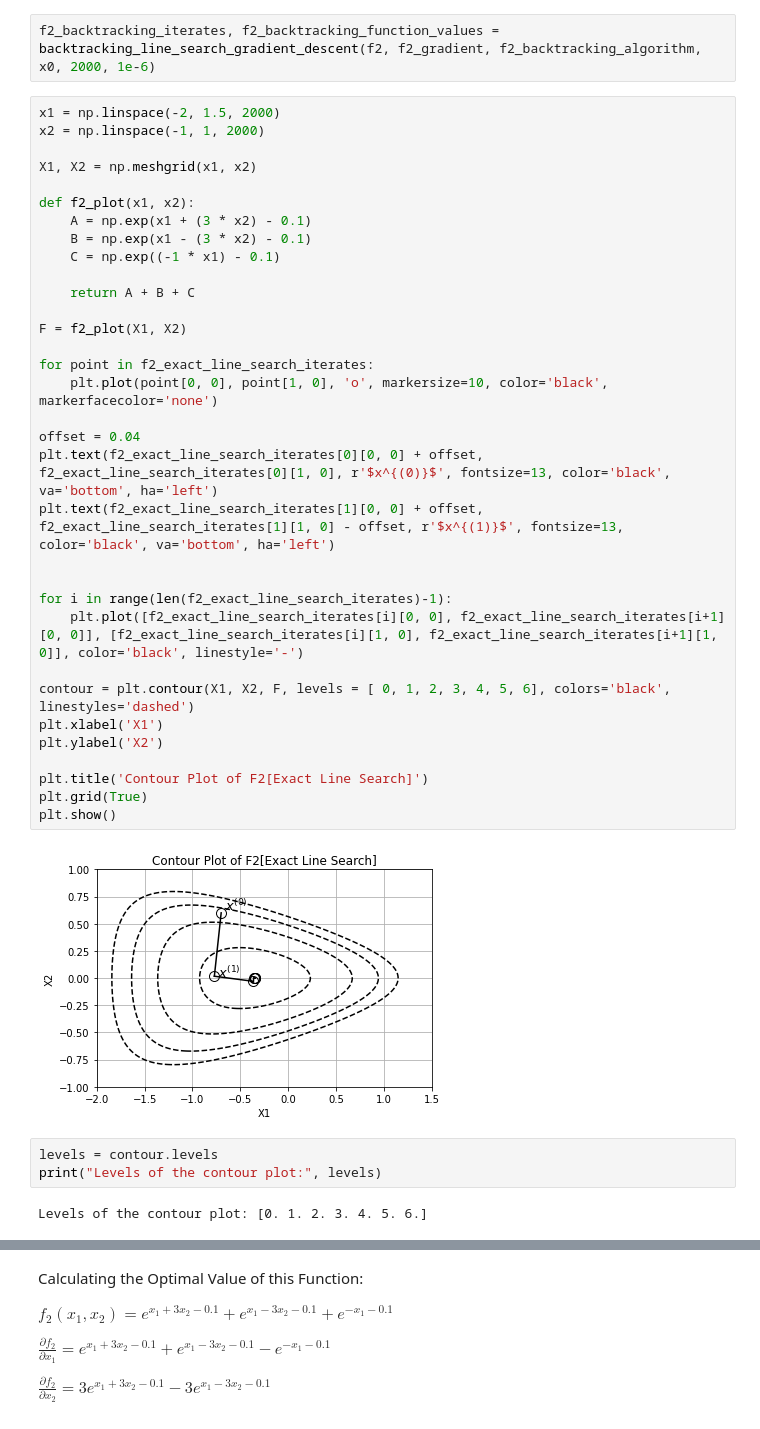
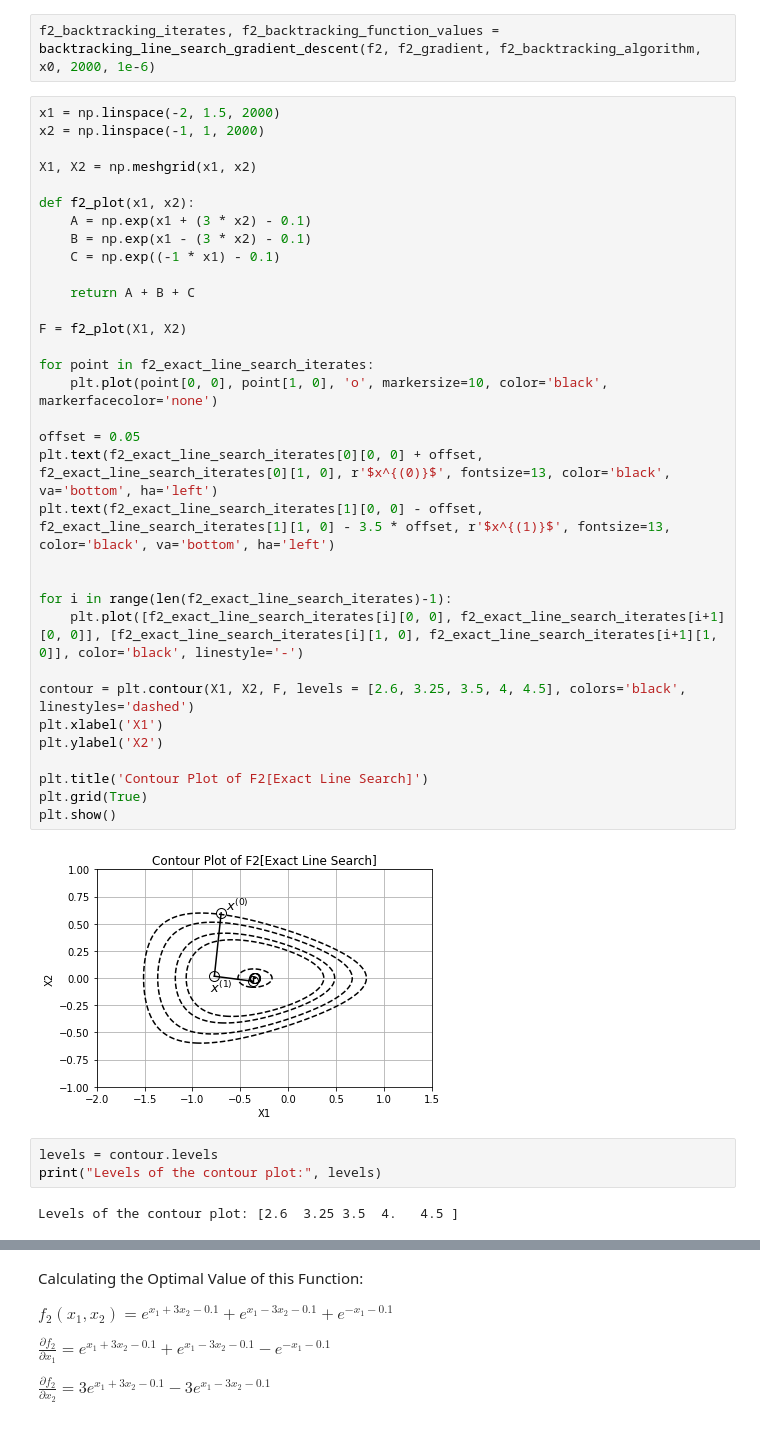
Before and after one commit to Ravi-Raghavan/ConvexOptimization, a Jupyter notebook: hw4.ipynb, the cells around one changed output, grey strips where cells are left out. Drawn from its saved outputs; the diff is of its cells as text.

```diff
--- a/hw4.ipynb
+++ b/hw4.ipynb
@@ -384,42 +384,42 @@ f2_backtracking_iterates, f2_backtracking_function_values = backtracking_line_se
 x1 = np.linspace(-2, 1.5, 2000)
 x2 = np.linspace(-1, 1, 2000)
 
 X1, X2 = np.meshgrid(x1, x2)
 
 def f2_plot(x1, x2):
     A = np.exp(x1 + (3 * x2) - 0.1)
     B = np.exp(x1 - (3 * x2) - 0.1)
     C = np.exp((-1 * x1) - 0.1)
 
     return A + B + C
 
 F = f2_plot(X1, X2)
 
 for point in f2_exact_line_search_iterates:
     plt.plot(point[0, 0], point[1, 0], 'o', markersize=10, color='black', markerfacecolor='none')
 
-offset = 0.04
+offset = 0.05
 plt.text(f2_exact_line_search_iterates[0][0, 0] + offset, f2_exact_line_search_iterates[0][1, 0], r'$x^{(0)}$', fontsize=13, color='black', va='bottom', ha='left')
-plt.text(f2_exact_line_search_iterates[1][0, 0] + offset, f2_exact_line_search_iterates[1][1, 0] - offset, r'$x^{(1)}$', fontsize=13, color='black', va='bottom', ha='left')
+plt.text(f2_exact_line_search_iterates[1][0, 0] - offset, f2_exact_line_search_iterates[1][1, 0] - 3.5 * offset, r'$x^{(1)}$', fontsize=13, color='black', va='bottom', ha='left')
 
 
 for i in range(len(f2_exact_line_search_iterates)-1):
     plt.plot([f2_exact_line_search_iterates[i][0, 0], f2_exact_line_search_iterates[i+1][0, 0]], [f2_exact_line_search_iterates[i][1, 0], f2_exact_line_search_iterates[i+1][1, 0]], color='black', linestyle='-')
 
-contour = plt.contour(X1, X2, F, levels = [ 0, 1, 2, 3, 4, 5, 6], colors='black', linestyles='dashed')
+contour = plt.contour(X1, X2, F, levels = [2.6, 3.25, 3.5, 4, 4.5], colors='black', linestyles='dashed')
 plt.xlabel('X1')
 plt.ylabel('X2')
 
 plt.title('Contour Plot of F2[Exact Line Search]')
 plt.grid(True)
 plt.show()
 # %% [output]
-[figure, old version]
+[figure, new version]
 # %%
 levels = contour.levels
 print("Levels of the contour plot:", levels)
 # %% [output]
-Levels of the contour plot: [0. 1. 2. 3. 4. 5. 6.]
+Levels of the contour plot: [2.6  3.25 3.5  4.   4.5 ]
 # %%
 x1 = np.linspace(-2, 1.5, 2000)
 x2 = np.linspace(-1, 1, 2000)
```
Also changed, not shown: parts of 2 cells of this notebook.
